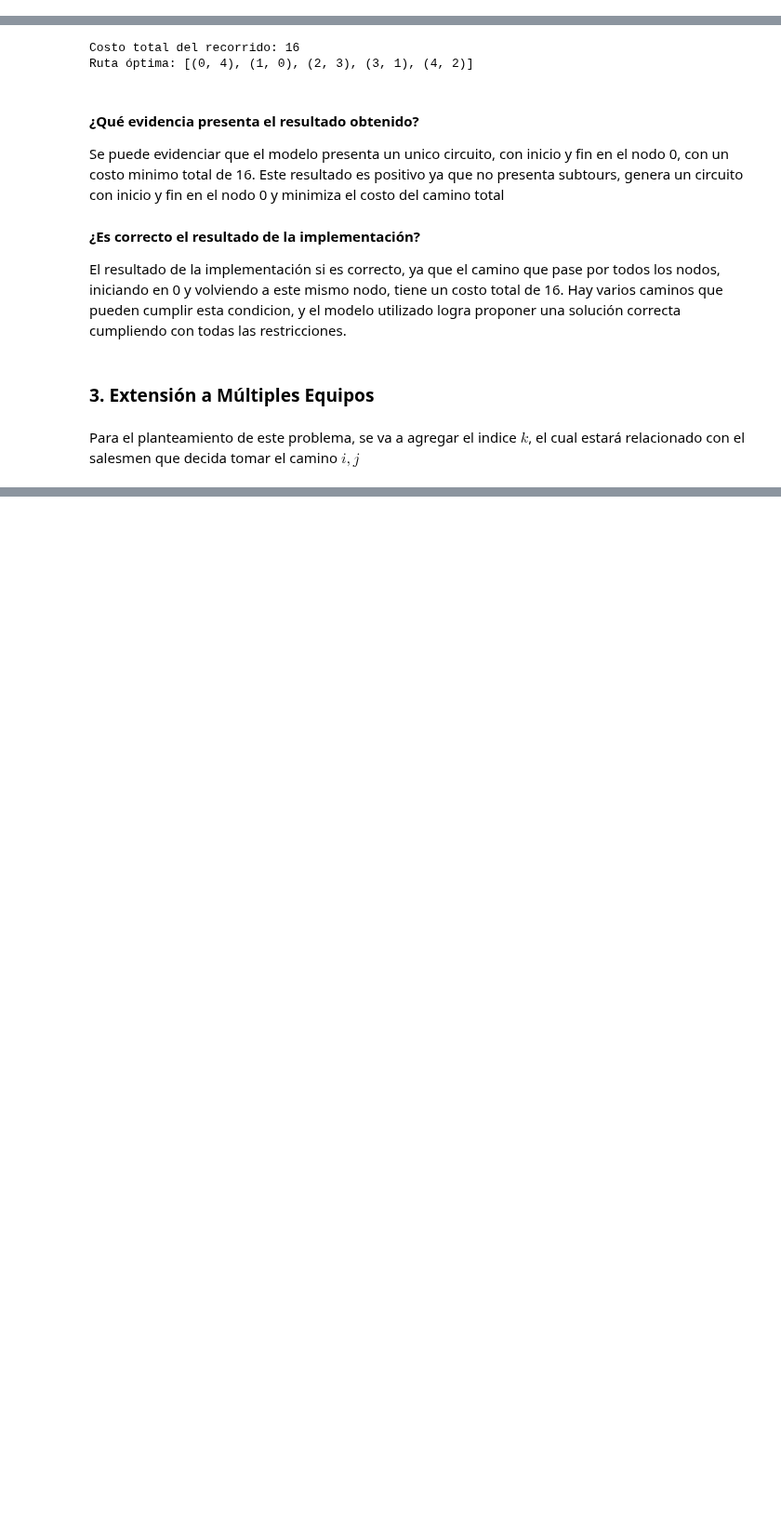
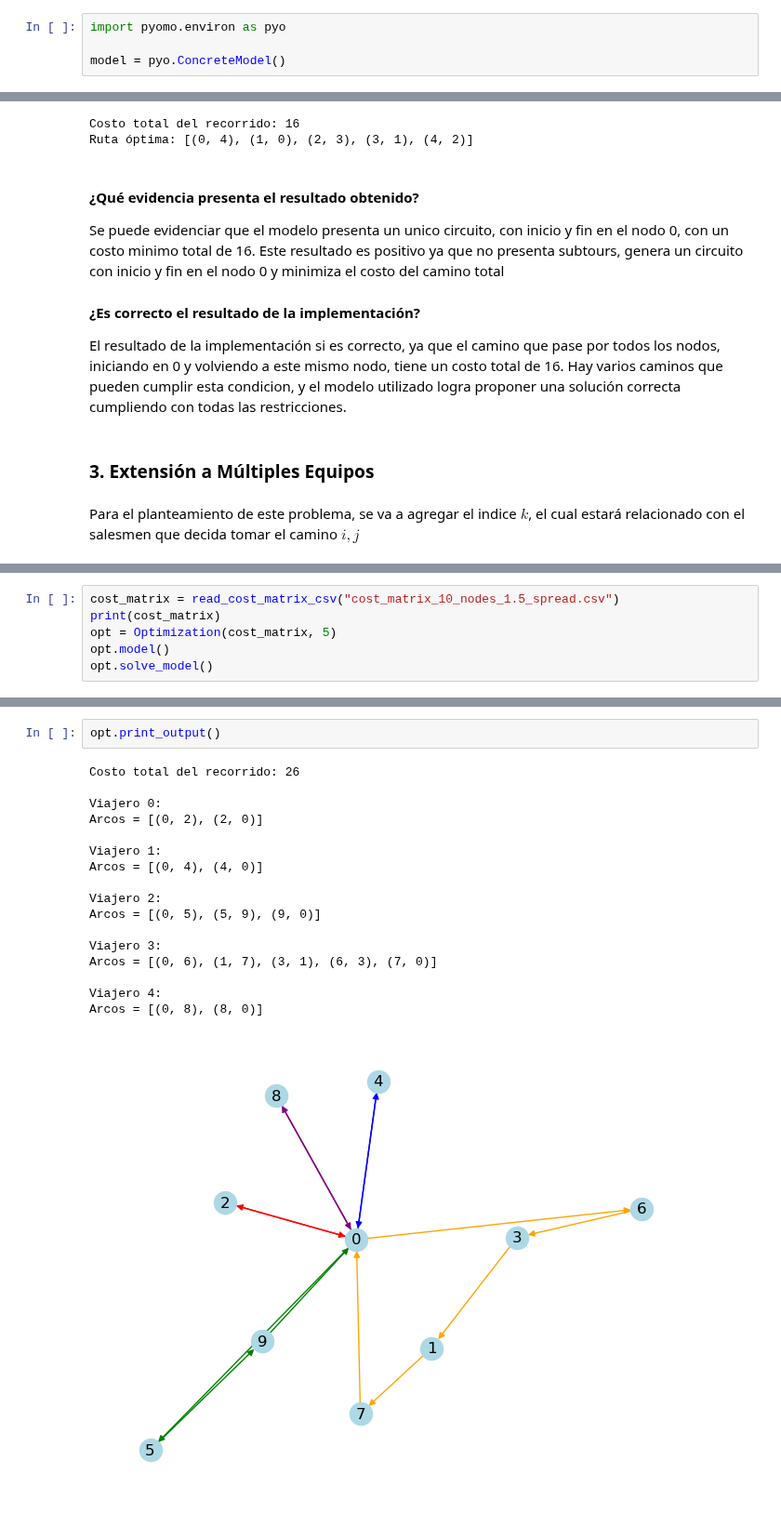
Before and after one commit to Mateo-Lopez83/labs_Mos_MateoLopez_IgnacioChaparro, a Jupyter notebook: lab2/Lab2MOS.ipynb, the cells around one changed output, grey strips where cells are left out. Shown at 93% size. Cells and saved outputs as stored; diff of their text form; blank space fills up the shorter version.

```diff
--- a/lab2/Lab2MOS.ipynb
+++ b/lab2/Lab2MOS.ipynb
@@ -146,4 +146,8 @@ $$
 ### Tipo de Problema
 
 Este seria un problema lineal, deterministico, continuo y estático
+# %%
+import pyomo.environ as pyo
+
+model = pyo.ConcreteModel()
 # %% [markdown]
@@ -668,0 +834,6 @@ $$
+# %%
+cost_matrix = read_cost_matrix_csv("cost_matrix_10_nodes_1.5_spread.csv")
+print(cost_matrix)
+opt = Optimization(cost_matrix, 5)
+opt.model()
+opt.solve_model()
@@ -668,0 +858,20 @@ $$
+# %%
+opt.print_output()
+# %% [output]
+Costo total del recorrido: 26
+
+Viajero 0:
+Arcos = [(0, 2), (2, 0)]
+
+Viajero 1:
+Arcos = [(0, 4), (4, 0)]
+
+Viajero 2:
+Arcos = [(0, 5), (5, 9), (9, 0)]
+
+Viajero 3:
+Arcos = [(0, 6), (1, 7), (3, 1), (6, 3), (7, 0)]
+
+Viajero 4:
+Arcos = [(0, 8), (8, 0)]
+[figure, added]
```
Also changed, not shown: parts of 5 cells of this notebook.
